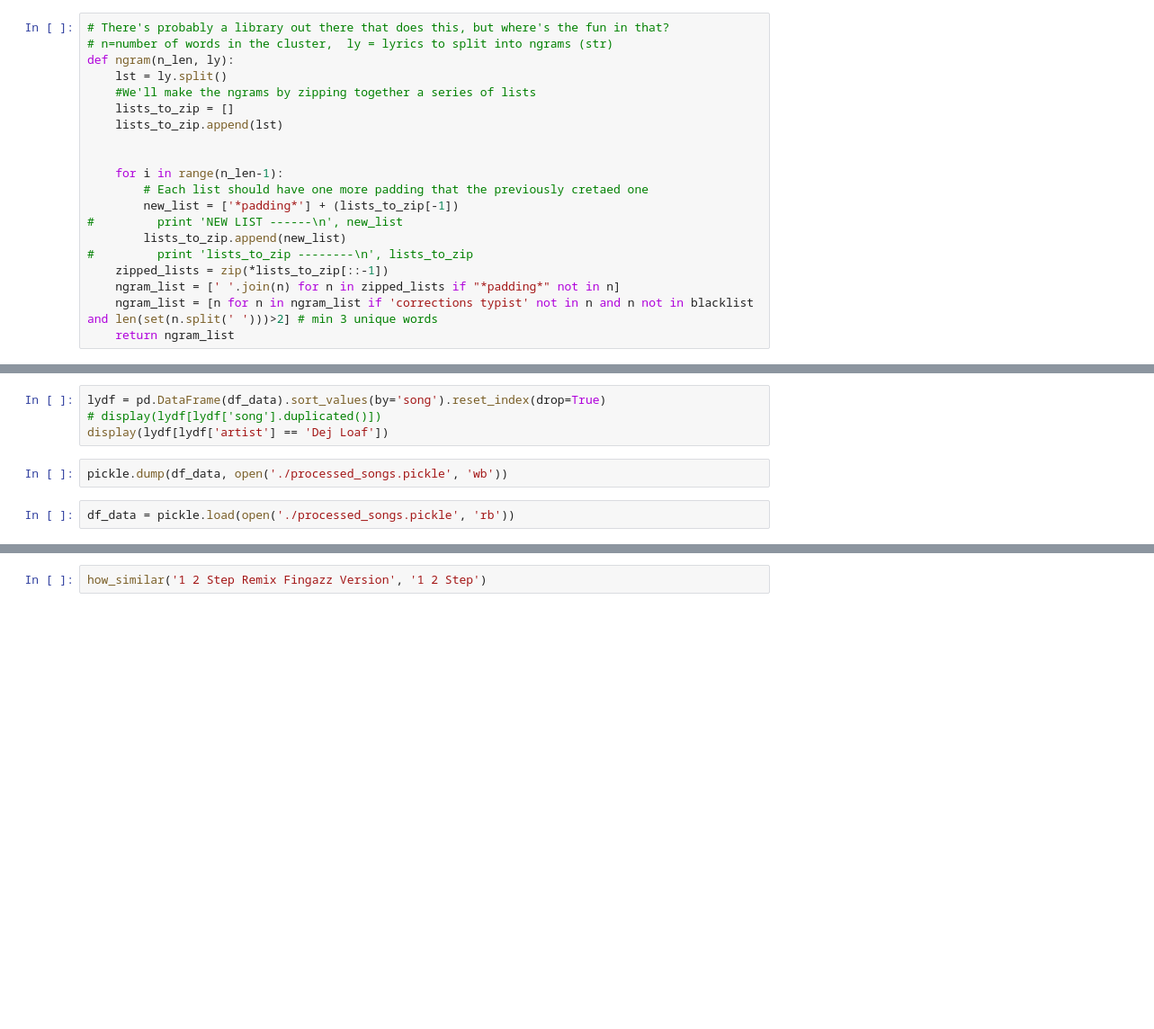
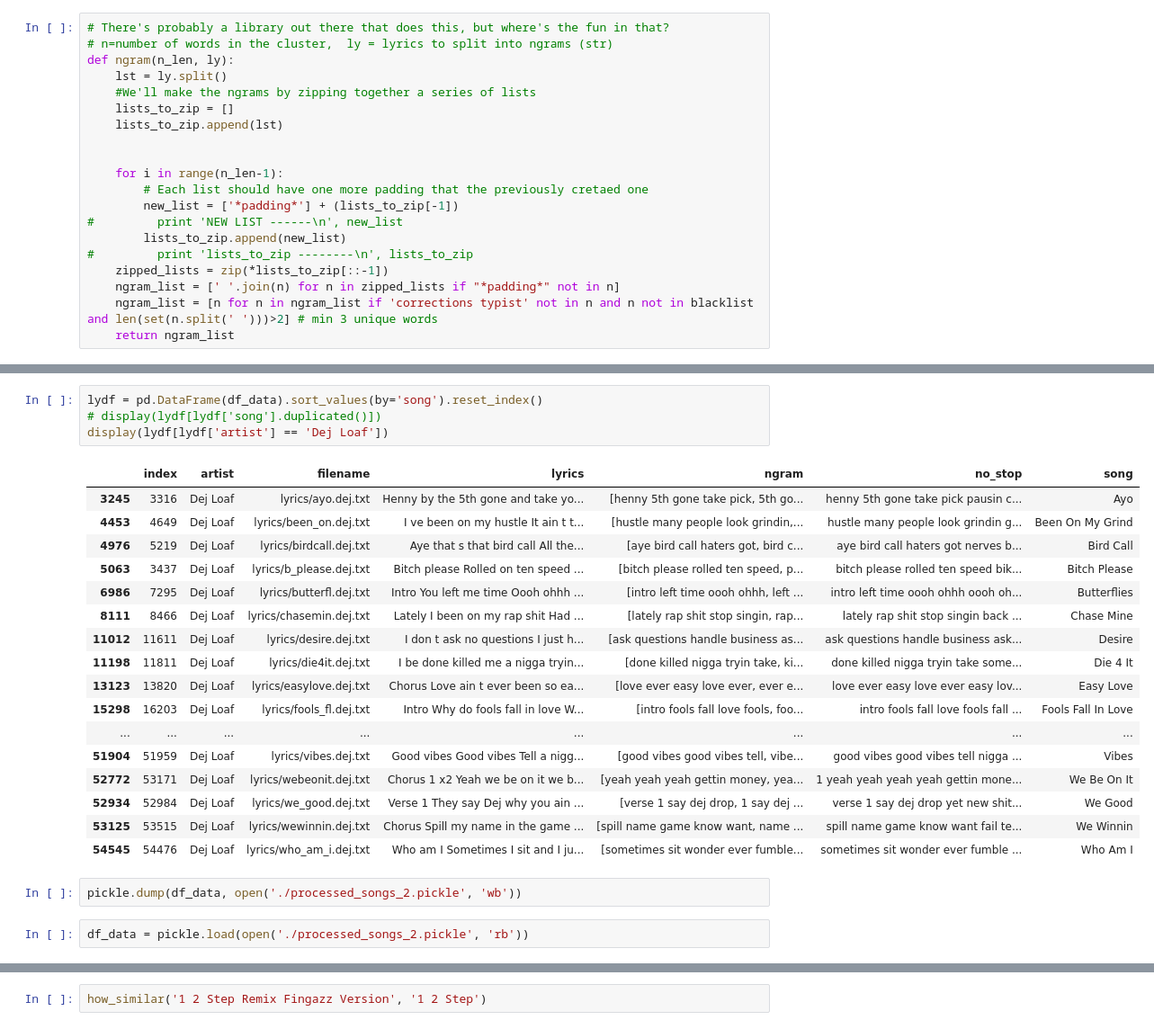
Before and after one commit to nlipsyc/hiphop_web, a Jupyter notebook: hhweb.ipynb, the cells around one changed output, grey strips where cells are left out. Shown at 90% size. Saved outputs shown, nothing was run; the diff lists cells and outputs as text; blank space fills up the shorter version.

Commit message:
Re-ran with index included in matches.  Also did some basic filtering before output.

```diff
--- a/hhweb.ipynb
+++ b/hhweb.ipynb
@@ -142,8 +142,26 @@ Working on song 24000 of 60086
 # %%
-lydf = pd.DataFrame(df_data).sort_values(by='song').reset_index(drop=True)
+lydf = pd.DataFrame(df_data).sort_values(by='song').reset_index()
 # display(lydf[lydf['song'].duplicated()])
 display(lydf[lydf['artist'] == 'Dej Loaf'])
+# %% [output]
+|  | index | artist | filename | lyrics | ngram | no_stop | song |
+| 3245 | 3316 | Dej Loaf | lyrics/ayo.dej.txt | Henny by the 5th gone and take yo... | [henny 5th gone take pick, 5th go... | henny 5th gone take pick pausin c... | Ayo |
+| 4453 | 4649 | Dej Loaf | lyrics/been_on.dej.txt | I ve been on my hustle It ain t t... | [hustle many people look grindin,... | hustle many people look grindin g... | Been On My Grind |
+| 4976 | 5219 | Dej Loaf | lyrics/birdcall.dej.txt | Aye that s that bird call All the... | [aye bird call haters got, bird c... | aye bird call haters got nerves b... | Bird Call |
+| 5063 | 3437 | Dej Loaf | lyrics/b_please.dej.txt | Bitch please Rolled on ten speed ... | [bitch please rolled ten speed, p... | bitch please rolled ten speed bik... | Bitch Please |
+| 6986 | 7295 | Dej Loaf | lyrics/butterfl.dej.txt | Intro You left me time Oooh ohhh ... | [intro left time oooh ohhh, left ... | intro left time oooh ohhh oooh oh... | Butterflies |
+| 8111 | 8466 | Dej Loaf | lyrics/chasemin.dej.txt | Lately I been on my rap shit Had ... | [lately rap shit stop singin, rap... | lately rap shit stop singin back ... | Chase Mine |
+| 11012 | 11611 | Dej Loaf | lyrics/desire.dej.txt | I don t ask no questions I just h... | [ask questions handle business as... | ask questions handle business ask... | Desire |
+| 11198 | 11811 | Dej Loaf | lyrics/die4it.dej.txt | I be done killed me a nigga tryin... | [done killed nigga tryin take, ki... | done killed nigga tryin take some... | Die 4 It |
+| 13123 | 13820 | Dej Loaf | lyrics/easylove.dej.txt | Chorus Love ain t ever been so ea... | [love ever easy love ever, ever e... | love ever easy love ever easy lov... | Easy Love |
+| 15298 | 16203 | Dej Loaf | lyrics/fools_fl.dej.txt | Intro Why do fools fall in love W... | [intro fools fall love fools, foo... | intro fools fall love fools fall ... | Fools Fall In Love |
+| ... | ... | ... | ... | ... | ... | ... | ... |
+| 51904 | 51959 | Dej Loaf | lyrics/vibes.dej.txt | Good vibes Good vibes Tell a nigg... | [good vibes good vibes tell, vibe... | good vibes good vibes tell nigga ... | Vibes |
+| 52772 | 53171 | Dej Loaf | lyrics/webeonit.dej.txt | Chorus 1 x2 Yeah we be on it we b... | [yeah yeah yeah gettin money, yea... | 1 yeah yeah yeah yeah gettin mone... | We Be On It |
+| 52934 | 52984 | Dej Loaf | lyrics/we_good.dej.txt | Verse 1 They say Dej why you ain ... | [verse 1 say dej drop, 1 say dej ... | verse 1 say dej drop yet new shit... | We Good |
+| 53125 | 53515 | Dej Loaf | lyrics/wewinnin.dej.txt | Chorus Spill my name in the game ... | [spill name game know want, name ... | spill name game know want fail te... | We Winnin |
+| 54545 | 54476 | Dej Loaf | lyrics/who_am_i.dej.txt | Who am I Sometimes I sit and I ju... | [sometimes sit wonder ever fumble... | sometimes sit wonder ever fumble ... | Who Am I |
 # %%
-pickle.dump(df_data, open('./processed_songs.pickle', 'wb'))
+pickle.dump(df_data, open('./processed_songs_2.pickle', 'wb'))
 # %%
-df_data = pickle.load(open('./processed_songs.pickle', 'rb'))
+df_data = pickle.load(open('./processed_songs_2.pickle', 'rb'))
```
Also changed, not shown: parts of 9 cells of this notebook.
